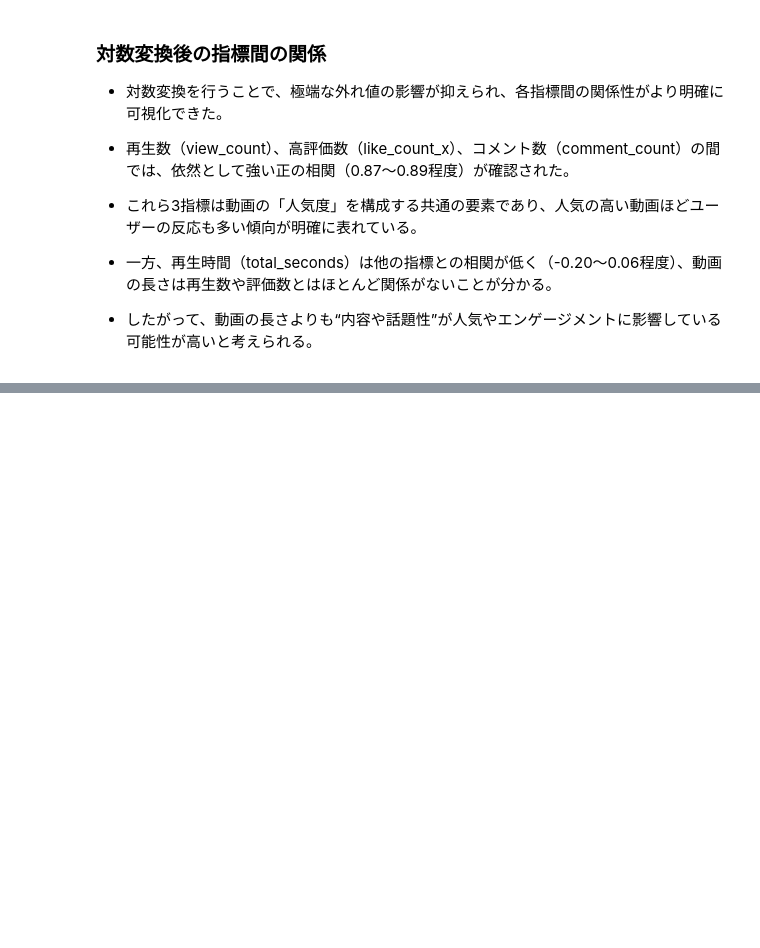
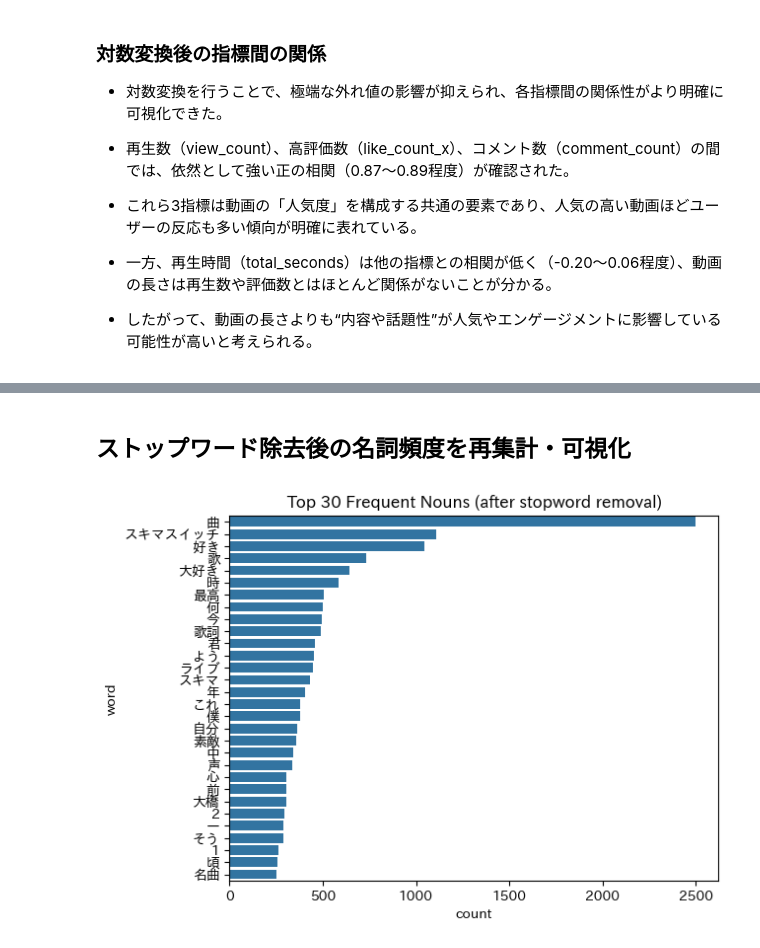
Before and after one commit to rksinagaki/project_api, a Jupyter notebook: src/notebook/01_EDA_youtube_v2.ipynb, the cells around one changed output, grey strips where cells are left out. Saved outputs shown, nothing was run; the diff lists cells and outputs as text; code cells hidden in the pictures; blank space fills up the shorter version.

```diff
--- a/src/notebook/01_EDA_youtube_v2.ipynb
+++ b/src/notebook/01_EDA_youtube_v2.ipynb
@@ -314,0 +322,3 @@ plt.show()
+# %%
+TS_INLINE = r'(?:^|\s)(?:\d{1,2}[:：]){1,2}\d{2}(?:\s?[-–—~〜]\s?(?:\d{1,2}[:：]){1,2}\d{2})?(?=\s|$)'
+BRACKETS  = r'\[(?:\d{1,2}[:：]){1,2}\d{2}\]'        # [1:23] みたいな括弧付き
@@ -314,0 +429,14 @@ plt.show()
+# %% [markdown]
+## ストップワード除去後の名詞頻度を再集計・可視化
+# %%
+stopwords = ["さん", "の", "こと", "ん", "人", "笑", "私", "です","さ"]
+all_nouns = [w for w in all_nouns if w not in stopwords]
+# 再カウント
+freq = Counter(all_nouns)
+freq_df = pd.DataFrame(freq.most_common(30), columns=["word", "count"])
+# 可視化
+sns.barplot(data=freq_df, y="word", x="count")
+plt.title("Top 30 Frequent Nouns (after stopword removal)")
+plt.show()
+# %% [output]
+[figure, added]
```
Also changed, not shown: parts of 18 cells of this notebook, 2 other files.
